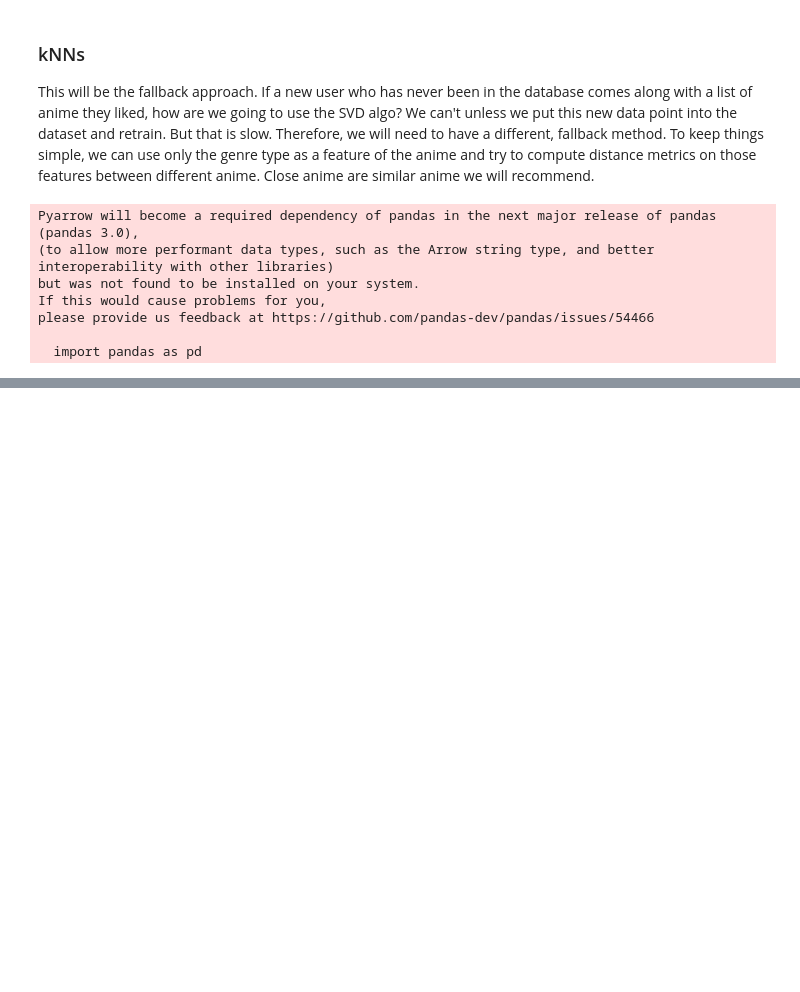
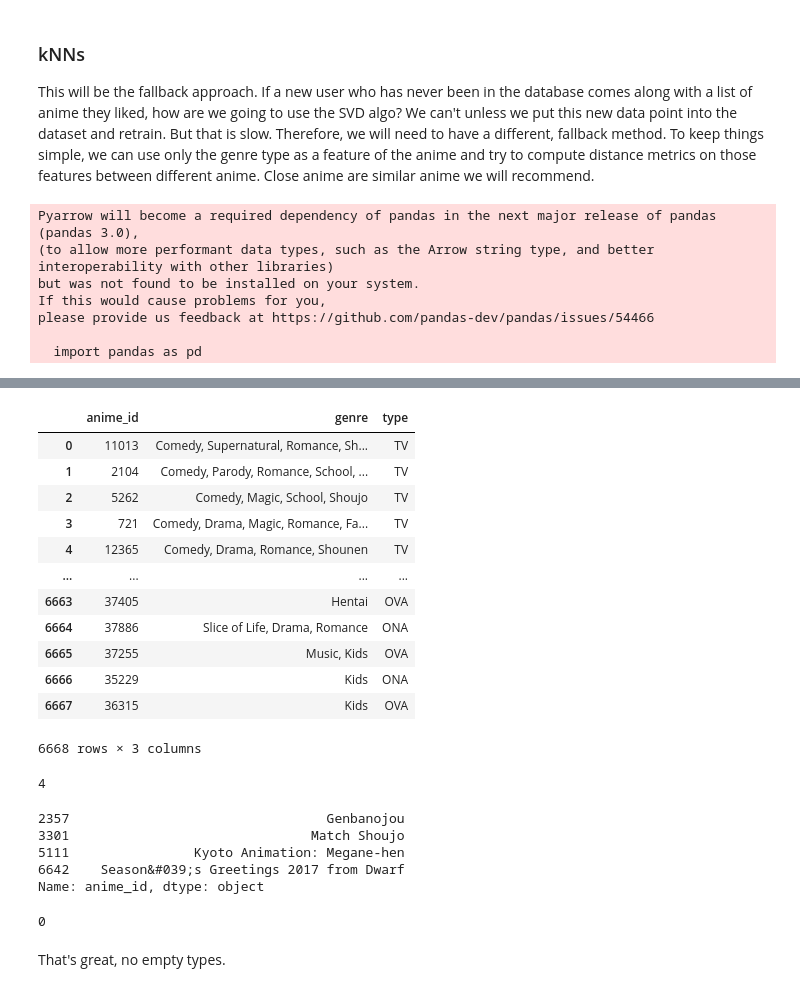
Before and after one commit to warrenmwang/csci349_final_project, a Jupyter notebook: modeling_knns.ipynb, the cells around one changed output, grey strips where cells are left out. Saved outputs shown, nothing was run; the diff lists cells and outputs as text; code cells hidden in the pictures; blank space fills up the shorter version.

```diff
--- a/modeling_knns.ipynb
+++ b/modeling_knns.ipynb
@@ -58,0 +96,31 @@ userID2userNameMap[1]
+# %%
+# genre first
+df = df_anime[['anime_id', 'genre', 'type']]
+df
+# %% [output]
+|  | anime_id | genre | type |
+| 0 | 11013 | Comedy, Supernatural, Romance, Sh... | TV |
+| 1 | 2104 | Comedy, Parody, Romance, School, ... | TV |
+| 2 | 5262 | Comedy, Magic, School, Shoujo | TV |
+| 3 | 721 | Comedy, Drama, Magic, Romance, Fa... | TV |
+| 4 | 12365 | Comedy, Drama, Romance, Shounen | TV |
+| ... | ... | ... | ... |
+| 6663 | 37405 | Hentai | OVA |
+| 6664 | 37886 | Slice of Life, Drama, Romance | ONA |
+| 6665 | 37255 | Music, Kids | OVA |
+| 6666 | 35229 | Kids | ONA |
+| 6667 | 36315 | Kids | OVA |
+6668 rows × 3 columns
+# %%
+df.genre.isna().sum()
+# %% [output]
+4
+# %%
+# which anime have no genre? Maybe we can give them genres manually.
+df[df['genre'].isna()].anime_id.apply(lambda x : animeID2animeNameMap[x])
+# %% [output]
+2357                                 Genbanojou
+3301                               Match Shoujo
+5111                Kyoto Animation: Megane-hen
+6642    Season&#039;s Greetings 2017 from Dwarf
+Name: anime_id, dtype: object
@@ -58,0 +130,7 @@ userID2userNameMap[1]
+# %%
+# are there any rows in which the type are nans?
+df.type.isna().sum()
+# %% [output]
+0
+# %% [markdown]
+That's great, no empty types.
```
Also changed, not shown: parts of 14 cells of this notebook, 1 other file.
